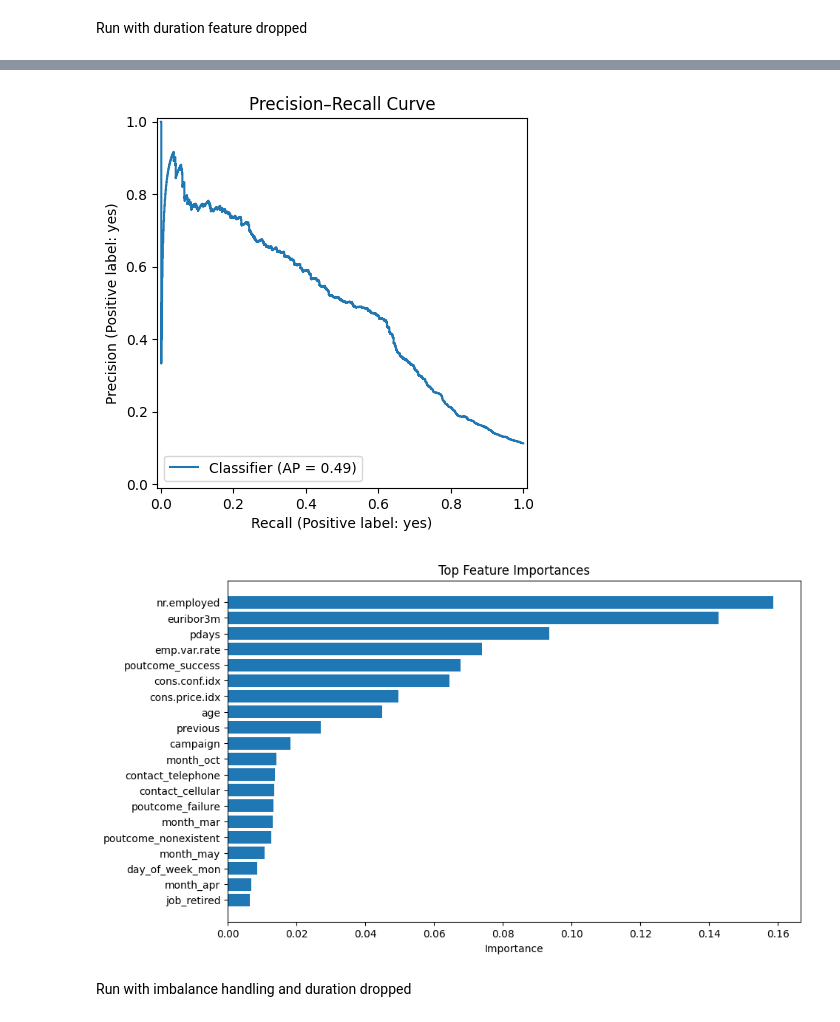
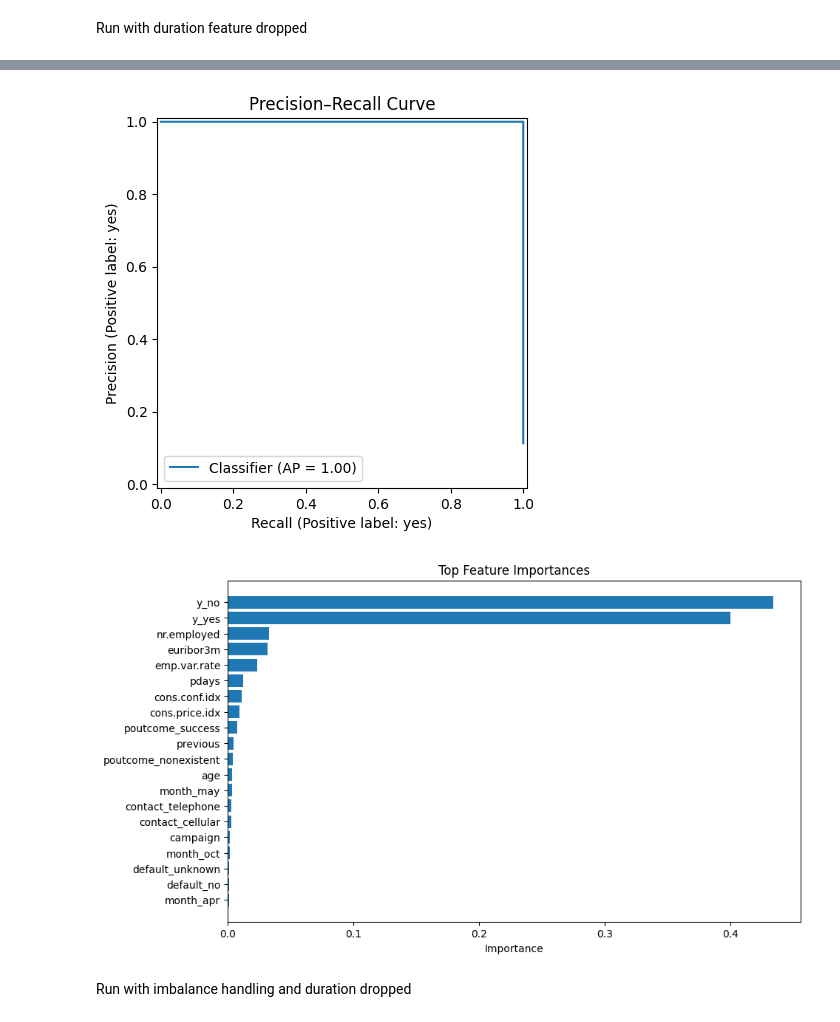
Before and after one commit to MankitWong/Team_ML10, a Jupyter notebook: src/RandomF.ipynb, the cells around one changed output, grey strips where cells are left out. Saved outputs shown, nothing was run; the diff lists cells and outputs as text; code cells hidden in the pictures.

Commit message:
Update RandomF.ipynb: drop duration & add class_weight

```diff
--- a/src/RandomF.ipynb
+++ b/src/RandomF.ipynb
@@ -26,7 +26,14 @@ data = pd.read_csv(
     sep=';'
 )
 
-X = data.drop(columns=['y'])
+# -------------------------------------------------------
+# My idea: drop "duration" (leakage) BEFORE splitting
+# -------------------------------------------------------
+if "duration" in data.columns:
+    X = data.drop(columns=["duration"])
+else:
+    X = data.drop(columns=['y'], errors='ignore')
+
 y = data['y']
 
 # -------------------------------------------------------
@@ -41,9 +48,12 @@ preprocess = ColumnTransformer(
     ]
 )
 
+# -------------------------------------------------------
+# My idea: add class_weight='balanced' to handle target imbalance
+# -------------------------------------------------------
 pipe = Pipeline([
     ('preprocess', preprocess),
-    ('model', RandomForestClassifier(random_state=42))
+    ('model', RandomForestClassifier(random_state=42, class_weight='balanced'))
 ])
 
 # -------------------------------------------------------
@@ -59,7 +69,8 @@ X_train, X_test, y_train, y_test = train_test_split(
 param_grid = {
     'model__n_estimators': [100, 200, 300, 500],
     'model__max_depth': [None, 10, 20, 30],
-    'model__min_samples_leaf': [1, 2, 4, 8]
+    'model__min_samples_leaf': [1, 2, 4, 8],
+    'model__class_weight': ['balanced', 'balanced_subsample']  # added for imbalance tuning
 }
 
 search = RandomizedSearchCV(
@@ -174,11 +185,14 @@ weighted avg       0.91      0.92      0.91      8238
 # %% [markdown]
 Run with duration feature dropped
 # %%
+# -------------------------------------------------------
 # Drop duration (must be removed BEFORE splitting)
+# -------------------------------------------------------
 if "duration" in data.columns:
     X = data.drop(columns=["duration"])
+else:
+    X = data.drop(columns=['y'], errors='ignore')
 
-X = X.drop(columns=['y'])
 y = data['y']
 
 # -------------------------------------------------------
@@ -193,9 +207,10 @@ preprocess = ColumnTransformer(
     ]
 )
 
+# My idea: add class_weight='balanced'
 pipe = Pipeline([
     ('preprocess', preprocess),
-    ('model', RandomForestClassifier(random_state=42))
+    ('model', RandomForestClassifier(random_state=42, class_weight='balanced'))
 ])
 
 # -------------------------------------------------------
@@ -211,7 +226,8 @@ X_train, X_test, y_train, y_test = train_test_split(
 param_grid = {
     'model__n_estimators': [100, 200, 300, 500],
     'model__max_depth': [None, 10, 20, 30],
-    'model__min_samples_leaf': [1, 2, 4, 8]
+    'model__min_samples_leaf': [1, 2, 4, 8],
+    'model__class_weight': ['balanced', 'balanced_subsample']  # tuning imbalance strategy
 }
 
 search = RandomizedSearchCV(
@@ -225,11 +241,10 @@ search = RandomizedSearchCV(
 )
 
 search.fit(X_train, y_train)
+best_pipe = search.best_estimator_
 
 print("Best parameters:", search.best_params_)
 print("Best CV score:", search.best_score_)
-
-best_pipe = search.best_estimator_
 
 # -------------------------------------------------------
 # Predictions + Probabilities
@@ -324,5 +339,5 @@ weighted avg       0.89      0.90      0.88      8238
-[figure, old version]
+[figure, new version]
-[figure, old version]
+[figure, new version]
 # %% [markdown]
 Run with imbalance handling and duration dropped
 # %%
```
Also changed, not shown: parts of 3 cells of this notebook.
